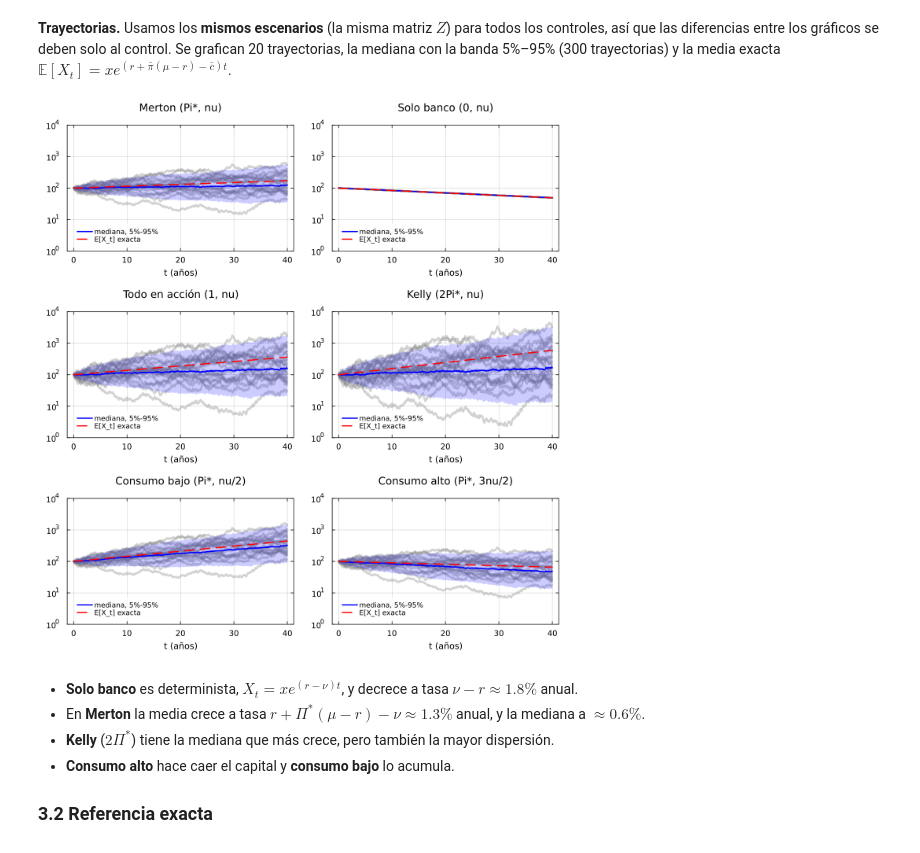
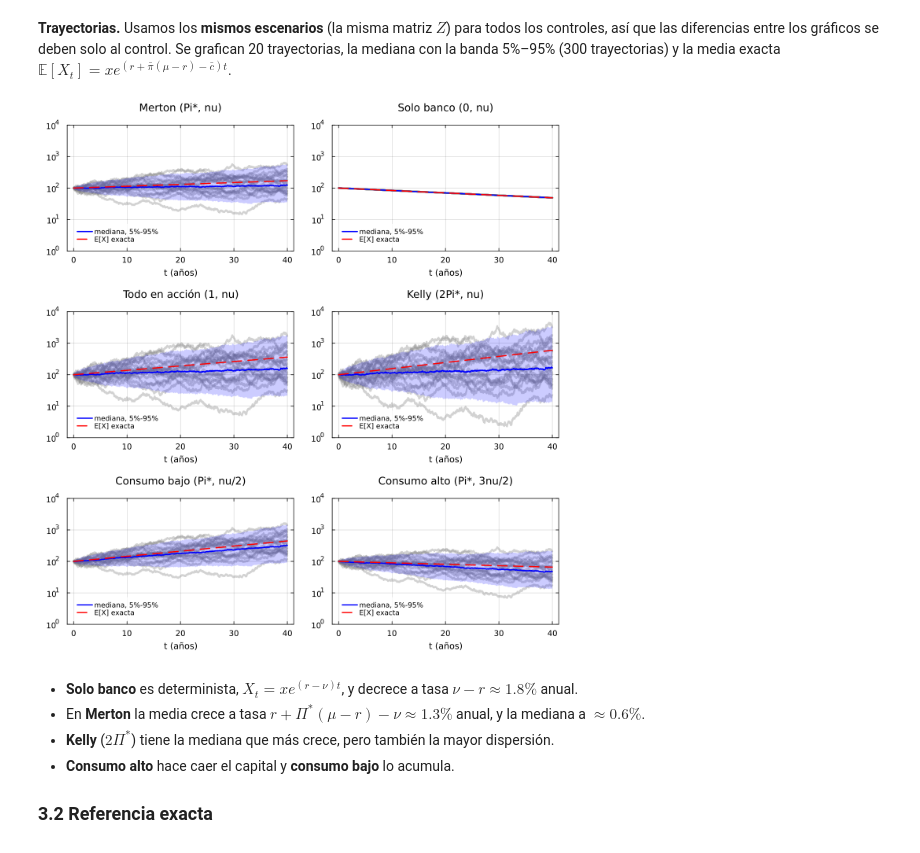
Before and after one commit to BonnieLagosGuerra/Problema-de-Merton-y-utilidad-CRRA, a Jupyter notebook: merton.ipynb, the cells around one changed output. Saved outputs shown, nothing was run; the diff lists cells and outputs as text; code cells hidden in the pictures.

```diff
--- a/merton.ipynb
+++ b/merton.ipynb
@@ -256,25 +256,25 @@ const controles = ["Merton (Pi*, nu)"          => (Pim, nu),
 # %%
 let T = 40.0, h = 1/52, N = 300
     Random.seed!(1)
     K = round(Int, T/h); t = h .* (0:K)
     Z = randn(K, N)                     # escenarios comunes a todos los controles
     figs = []
     for (nombre, (Pi, c)) in controles
         X = simular_exacto(Pi, c, Z, h)
         @assert minimum(X) > 0               # Prop. 3.1: el capital nunca se anula
         q = [quantile(X[k, :], [0.05, 0.5, 0.95]) for k in 1:K+1]
         med = getindex.(q, 2)
         pl = plot(t, X[:, 1:20], color=:gray, alpha=0.35, primary=false, title=nombre, titlefontsize=12,
                   yscale=:log10, ylims=(1, 1e4), tickfontsize=9, guidefontsize=10, legendfontsize=8, margin=2Plots.mm)
         plot!(pl, t, med, ribbon=(med .- getindex.(q, 1), getindex.(q, 3) .- med),
               fillalpha=0.2, color=:blue, lw=2, label="mediana, 5%-95%")
-        plot!(pl, t, par.x0 .* exp.((par.r + Pi*(par.mu - par.r) - c) .* t), color=:red, ls=:dash, lw=2, label="E[X_t] exacta")
+        plot!(pl, t, par.x0 .* exp.((par.r + Pi*(par.mu - par.r) - c) .* t), color=:red, ls=:dash, lw=2, label="E[X] exacta")
         push!(figs, pl)
     end
     plot(figs..., layout=(3, 2), size=(900, 950), legend=:bottomleft, xlabel="t (años)")
 end
 # %% [output]
-[figure, old version]
+[figure, new version]
 # %% [markdown]
 * **Solo banco** es determinista, $X_t=xe^{(r-\nu)t}$, y decrece a tasa $\nu-r\approx1.8\%$ anual.
 * En **Merton** la media crece a tasa $r+\Pi^*(\mu-r)-\nu\approx1.3\%$ anual, y la mediana a $\approx0.6\%$.
```
Also changed, not shown: parts of 4 cells of this notebook, 21 other files.
